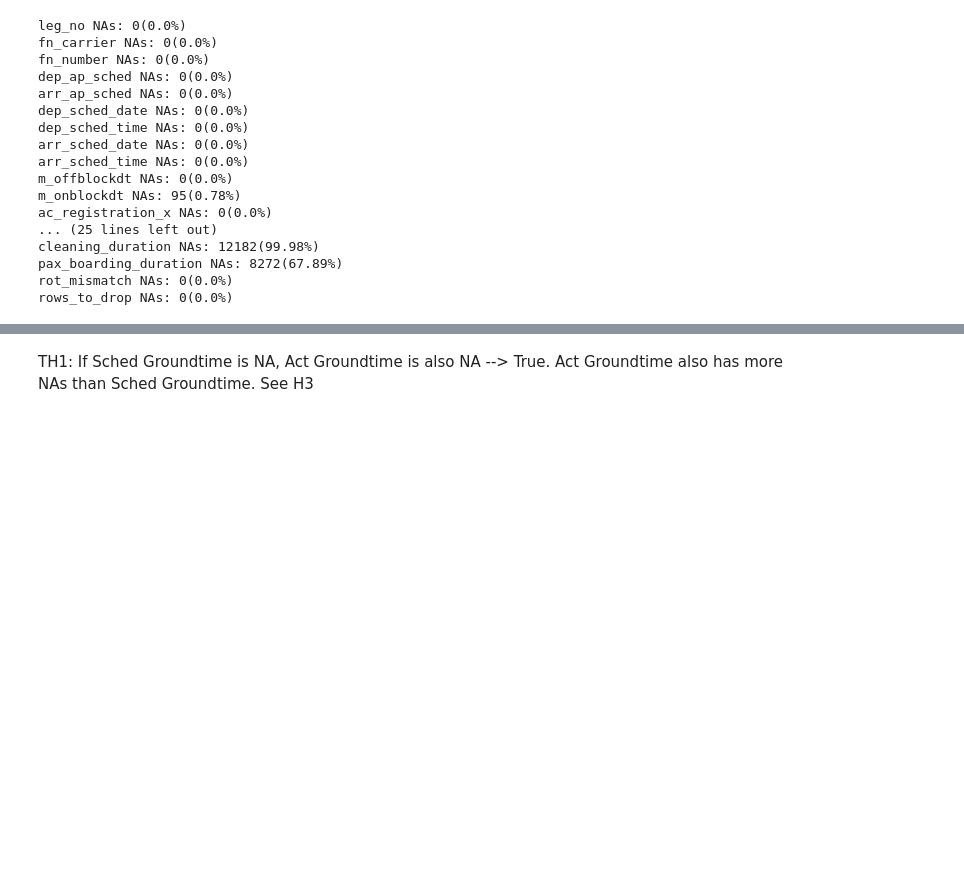
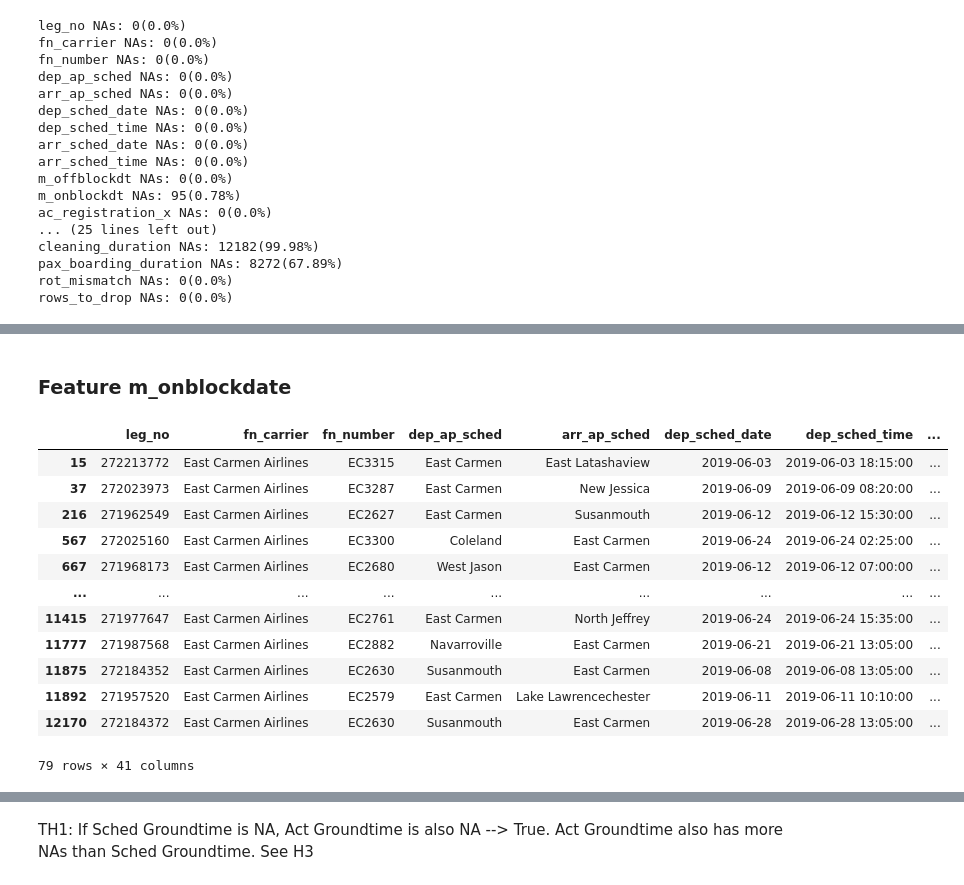
Before and after one commit to Paul1911/Delay-Prediction, a Jupyter notebook: notebooks/1raw_eda.ipynb, the cells around one changed output, grey strips where cells are left out. Saved outputs shown, nothing was run; the diff lists cells and outputs as text; code cells hidden in the pictures; blank space fills up the shorter version.

```diff
--- a/notebooks/1raw_eda.ipynb
+++ b/notebooks/1raw_eda.ipynb
@@ -359 +382,20 @@ rows_to_drop NAs: 0(0.0%)
+# %% [markdown]
+### Feature m_onblockdate
+# %%
+m_onblockdt_NA = full_df[(full_df['m_onblockdt'].isna() == True) & (full_df['rows_to_drop'] == 0 )]
+m_onblockdt_NA
+# %% [output]
+|  | leg_no | fn_carrier | fn_number | dep_ap_sched | arr_ap_sched | dep_sched_date | dep_sched_time | ... |
+| 15 | 272213772 | East Carmen Airlines | EC3315 | East Carmen | East Latashaview | 2019-06-03 | 2019-06-03 18:15:00 | ... |
+| 37 | 272023973 | East Carmen Airlines | EC3287 | East Carmen | New Jessica | 2019-06-09 | 2019-06-09 08:20:00 | ... |
+| 216 | 271962549 | East Carmen Airlines | EC2627 | East Carmen | Susanmouth | 2019-06-12 | 2019-06-12 15:30:00 | ... |
+| 567 | 272025160 | East Carmen Airlines | EC3300 | Coleland | East Carmen | 2019-06-24 | 2019-06-24 02:25:00 | ... |
+| 667 | 271968173 | East Carmen Airlines | EC2680 | West Jason | East Carmen | 2019-06-12 | 2019-06-12 07:00:00 | ... |
+| ... | ... | ... | ... | ... | ... | ... | ... | ... |
+| 11415 | 271977647 | East Carmen Airlines | EC2761 | East Carmen | North Jeffrey | 2019-06-24 | 2019-06-24 15:35:00 | ... |
+| 11777 | 271987568 | East Carmen Airlines | EC2882 | Navarroville | East Carmen | 2019-06-21 | 2019-06-21 13:05:00 | ... |
+| 11875 | 272184352 | East Carmen Airlines | EC2630 | Susanmouth | East Carmen | 2019-06-08 | 2019-06-08 13:05:00 | ... |
+| 11892 | 271957520 | East Carmen Airlines | EC2579 | East Carmen | Lake Lawrencechester | 2019-06-11 | 2019-06-11 10:10:00 | ... |
+| 12170 | 272184372 | East Carmen Airlines | EC2630 | Susanmouth | East Carmen | 2019-06-28 | 2019-06-28 13:05:00 | ... |
+79 rows × 41 columns
 # %%
```
Also changed, not shown: parts of 26 cells of this notebook.
